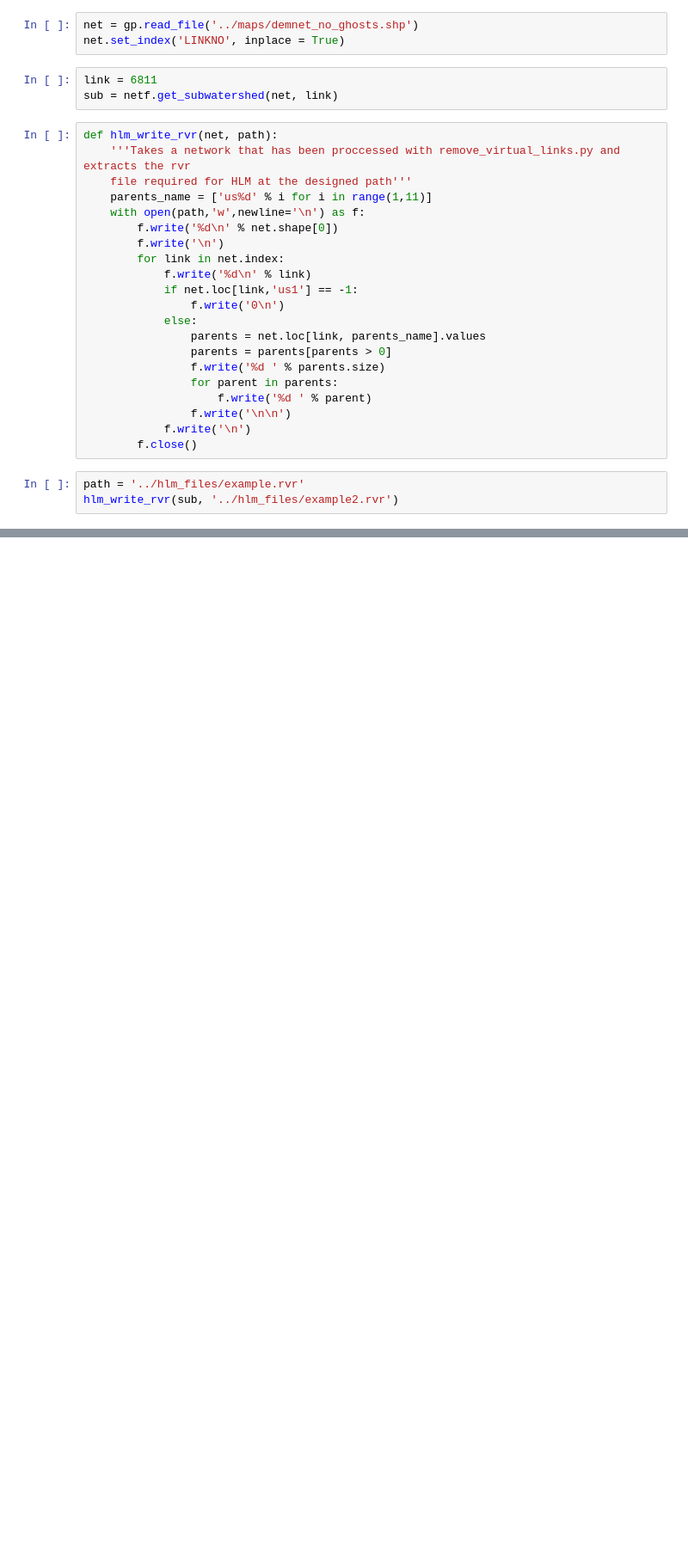
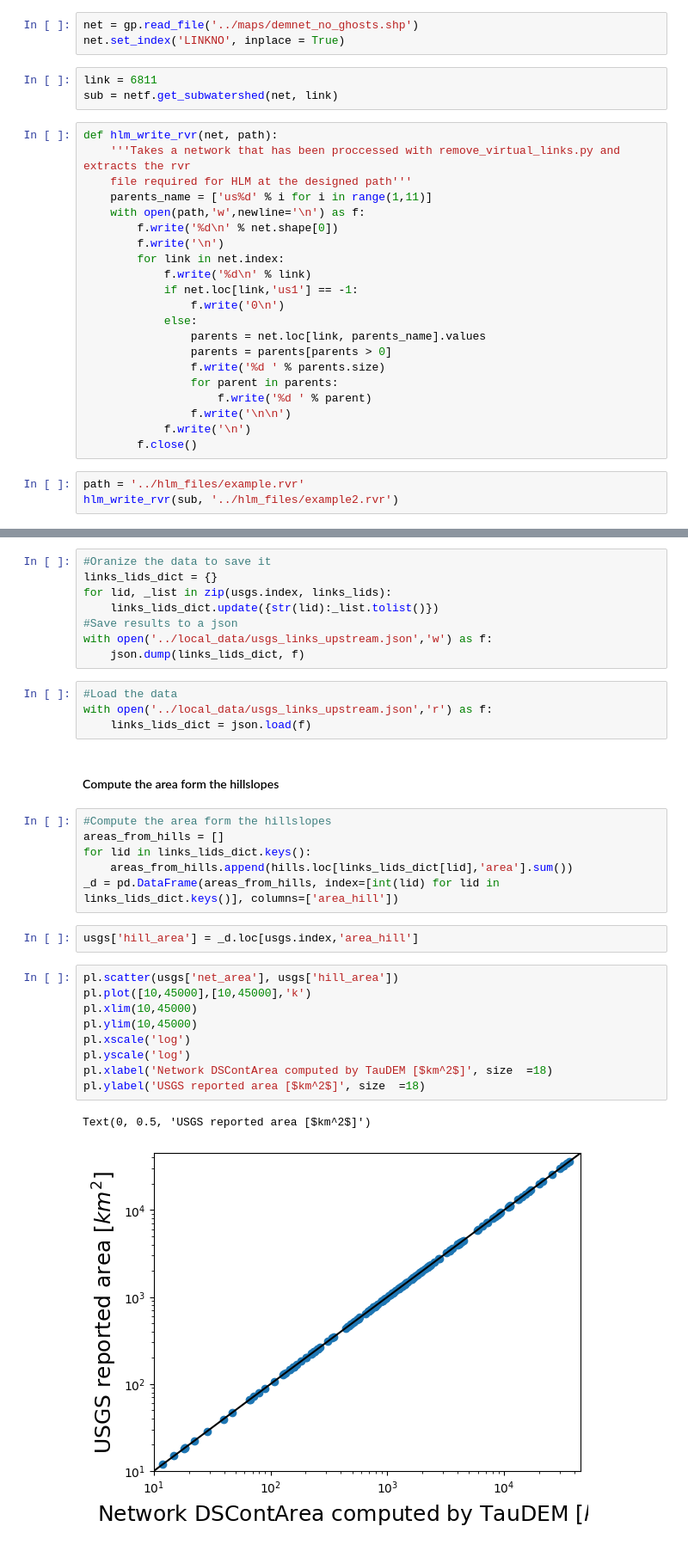
Before and after one commit to nicolas998/network_conditioning, a Jupyter notebook: notebooks/hlm_extract_files.ipynb, the cells around one changed output, grey strips where cells are left out. Shown: that part at 86% size. Saved outputs shown, nothing was run; the diff lists cells and outputs as text; blank space fills up the shorter version.

Commit message:
adds the function to write prm file and compares linked usgs gauges with network area

```diff
--- a/notebooks/hlm_extract_files.ipynb
+++ b/notebooks/hlm_extract_files.ipynb
@@ -39,0 +118,34 @@ hlm_write_rvr(sub, '../hlm_files/example2.rvr')
+# %%
+#Oranize the data to save it
+links_lids_dict = {}
+for lid, _list in zip(usgs.index, links_lids):
+    links_lids_dict.update({str(lid):_list.tolist()})
+#Save results to a json
+with open('../local_data/usgs_links_upstream.json','w') as f:
+    json.dump(links_lids_dict, f)
+# %%
+#Load the data
+with open('../local_data/usgs_links_upstream.json','r') as f:
+    links_lids_dict = json.load(f)
+# %% [markdown]
+#### Compute the area form the hillslopes
+# %%
+#Compute the area form the hillslopes
+areas_from_hills = []
+for lid in links_lids_dict.keys():
+    areas_from_hills.append(hills.loc[links_lids_dict[lid],'area'].sum())
+_d = pd.DataFrame(areas_from_hills, index=[int(lid) for lid in links_lids_dict.keys()], columns=['area_hill'])
+# %%
+usgs['hill_area'] = _d.loc[usgs.index,'area_hill']
+# %%
+pl.scatter(usgs['net_area'], usgs['hill_area'])
+pl.plot([10,45000],[10,45000],'k')
+pl.xlim(10,45000)
+pl.ylim(10,45000)
+pl.xscale('log')
+pl.yscale('log')
+pl.xlabel('Network DSContArea computed by TauDEM [$km^2$]', size  =18)
+pl.ylabel('USGS reported area [$km^2$]', size  =18)
+# %% [output]
+Text(0, 0.5, 'USGS reported area [$km^2$]')
+[figure, added]
```
Also changed, not shown: parts of 25 cells of this notebook, 5 other files.
